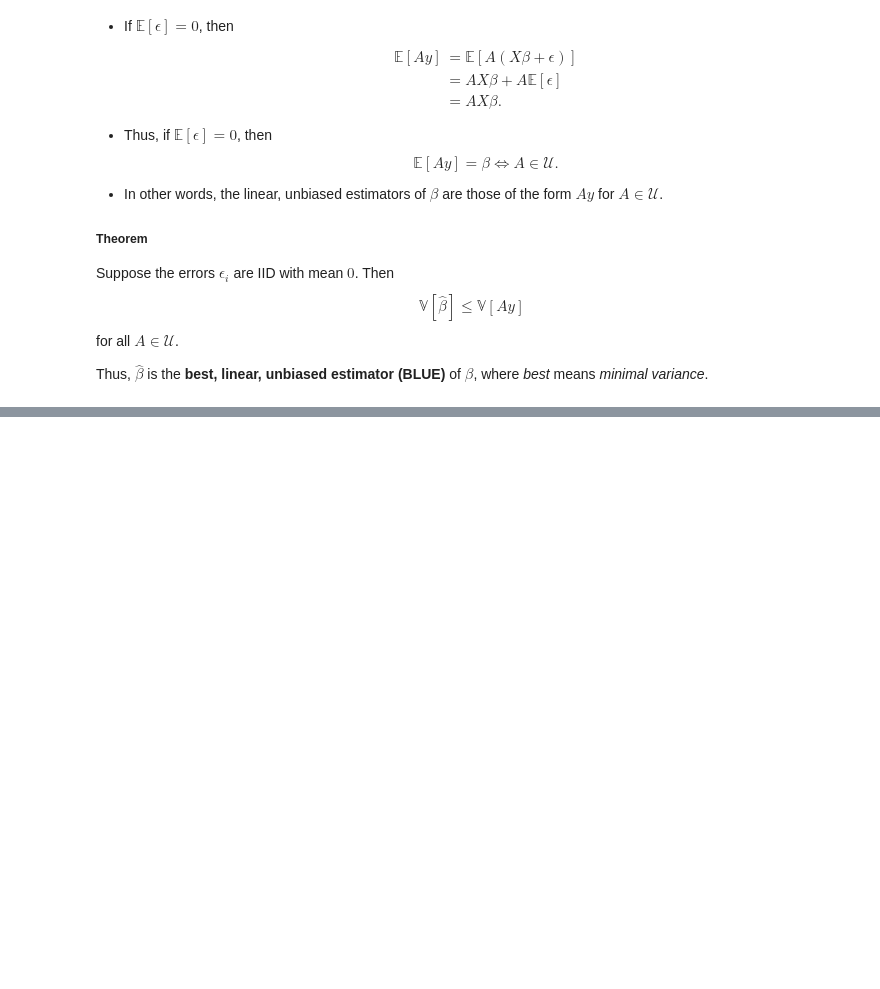
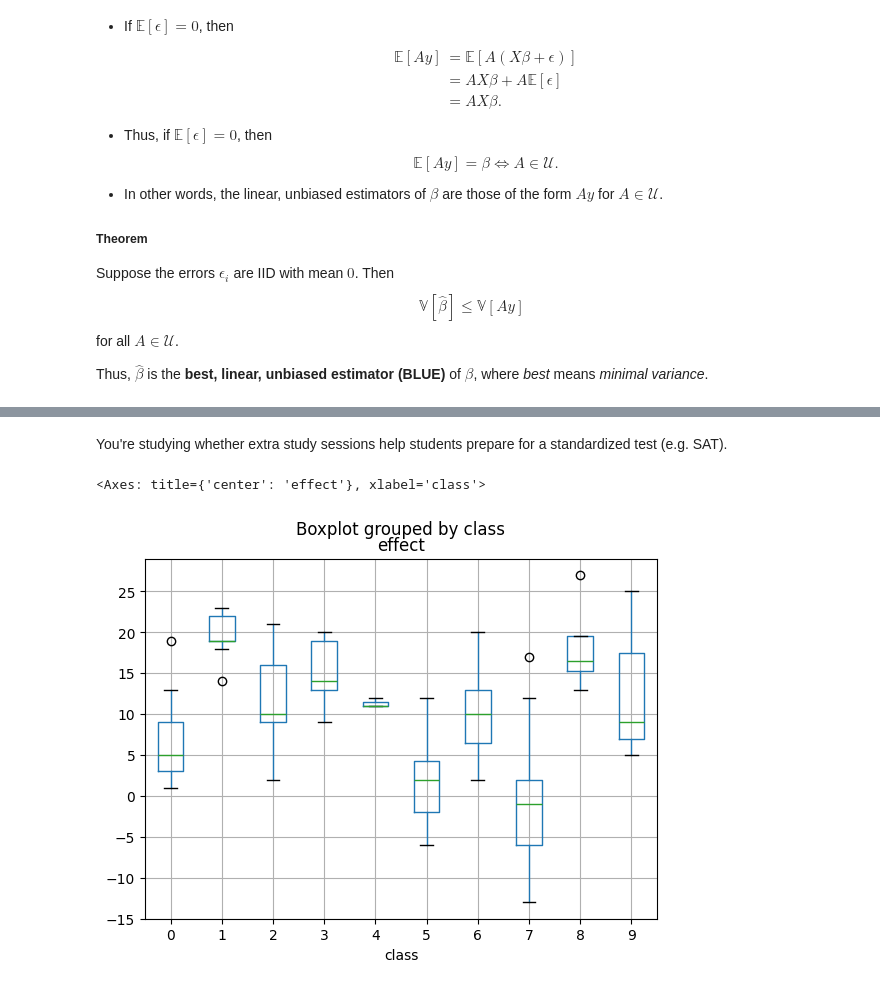
Before and after one commit to mgreenbe/DATA335W2025, a Jupyter notebook: code/chapter_11.ipynb, the cells around one changed output, grey strips where cells are left out. Saved outputs shown, nothing was run; the diff lists cells and outputs as text; code cells hidden in the pictures; blank space fills up the shorter version.

```diff
--- a/code/chapter_11.ipynb
+++ b/code/chapter_11.ipynb
@@ -906,0 +924,2 @@ Thus, $\hat{\beta}$ is the **best, linear, unbiased estimator (BLUE)** of $\beta
+# %% [markdown]
+You're studying whether extra study sessions help students prepare for a standardized test (e.g. SAT).
@@ -906,0 +929,22 @@ Thus, $\hat{\beta}$ is the **best, linear, unbiased estimator (BLUE)** of $\beta
+# %%
+rng = np.random.default_rng(42)
+mu_class_size = 20
+sigma_class_size = 8
+num_classes = 10
+class_sizes = rng.uniform(1, 25, size=num_classes).astype(int)
+class_hours = rng.uniform(0, 10, size=num_classes).astype(int)
+
+class_ = []
+effect = []
+hours = []
+for i, n in enumerate(class_sizes):
+    class_.extend([i for _ in range(n)])
+    hours.extend([class_hours[i] for _ in range(n)])
+    effect.extend(rng.normal(2 * class_hours[i], 6, size=n).round())
+# %%
+df = pd.DataFrame({"class": class_, "hours": hours, "effect": effect})
+# %%
+df.boxplot(column="effect", by="class")
+# %% [output]
+<Axes: title={'center': 'effect'}, xlabel='class'>
+[figure, added]
```
Also changed, not shown: parts of 55 cells of this notebook, 4 other files.
